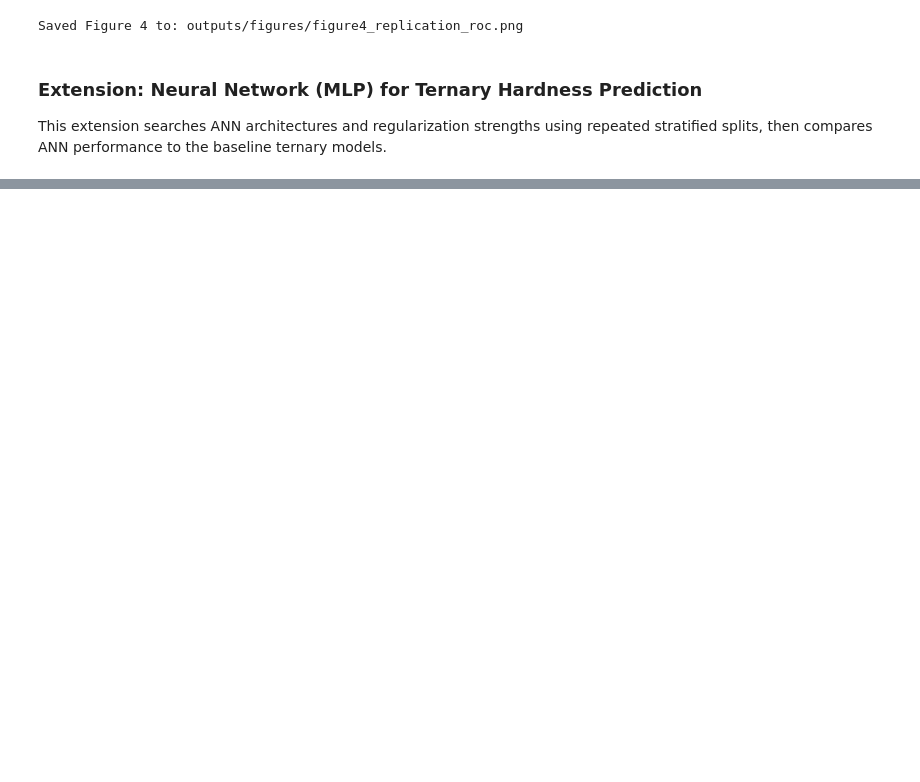
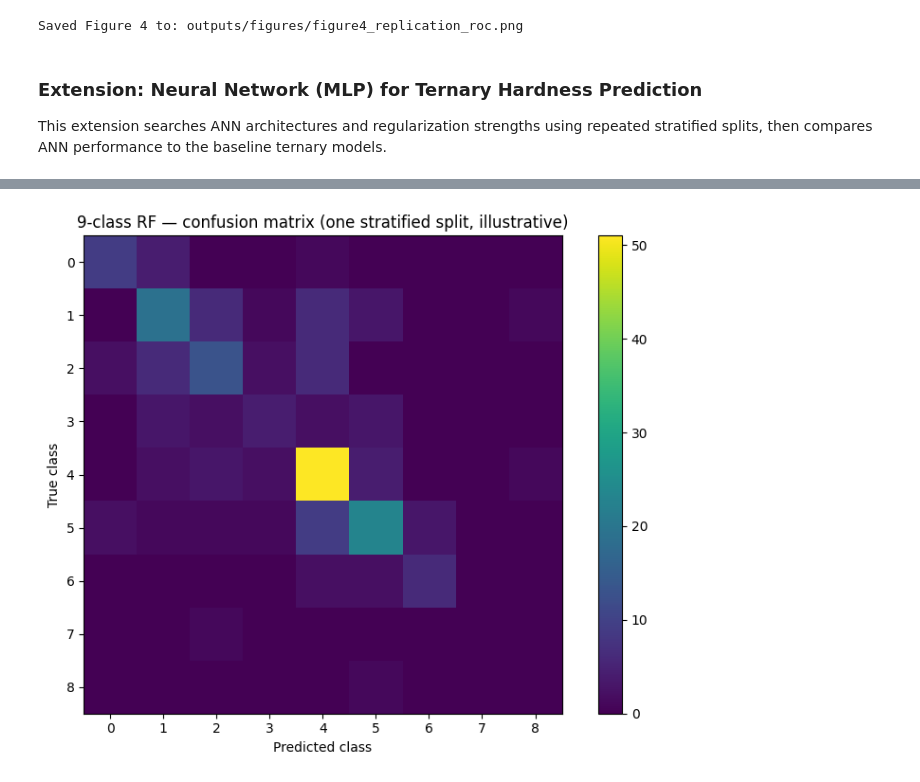
Before and after one commit to ryanjchrist/mohs-hardness-replication, a Jupyter notebook: Module5Project.ipynb, the cells around one changed output, grey strips where cells are left out. Cells and saved outputs as stored; diff of their text form; code cells hidden in the pictures; blank space fills up the shorter version.

```diff
--- a/Module5Project.ipynb
+++ b/Module5Project.ipynb
@@ -1229,0 +871,83 @@ Saved ANN extension figure to: outputs/figures/ann_extension_top_candidates.png
+# %%
+def mohs_nine_class_from_value(hardness: float) -> Optional[int]:
+    """
+    Class 0: (0.991, 2)
+    Classes 1–7: [m, m+1) for m = 2..8  → Mohs 2..8
+    Class 8: [9, 10]
+    """
+    if not (0.991 < hardness <= 10.0):
+        return None
+    if hardness < 2.0:
+        return 0
+    if hardness >= 9.0:
+        return 8
+    return int(hardness) - 1
+
+
+X_9, y_9 = load_xy(
+    data_dir / "Mineral_Dataset_Supplementary_Info.csv",
+    "Hardness",
+    label_fn=mohs_nine_class_from_value,
+)
+
+classes_9, counts_9 = np.unique(y_9, return_counts=True)
+print("9-class label distribution:")
+for c, n in zip(classes_9, counts_9):
+    print(f"  class {c} (Mohs bucket): n={n}")
+
+if np.any(counts_9 < 2):
+    print(
+        "\nWarning: at least one class has <2 samples — stratified CV may fail. "
+        "Merge adjacent bins or use fewer splits."
+    )
+
+N_SPLITS_9 = 200
+splitter_9 = StratifiedShuffleSplit(
+    n_splits=N_SPLITS_9,
+    train_size=2 / 3,
+    test_size=1 / 3,
+    random_state=RANDOM_STATE,
+)
+
+rf_9 = RandomForestClassifier(
+    n_estimators=500,
+    random_state=RANDOM_STATE,
+    class_weight="balanced",
+    n_jobs=-1,
+)
+
+acc_scores, f1_macro_scores = [], []
+for train_idx, test_idx in splitter_9.split(X_9, y_9):
+    X_tr, X_te = X_9[train_idx], X_9[test_idx]
+    y_tr, y_te = y_9[train_idx], y_9[test_idx]
+    rf_9.fit(X_tr, y_tr)
+    y_pred = rf_9.predict(X_te)
+    acc_scores.append(accuracy_score(y_te, y_pred))
+    f1_macro_scores.append(
+        f1_score(y_te, y_pred, average="macro", zero_division=0)
+    )
+
+print("\nRandom Forest — 9-class Mohs prediction")
+print(f"  Accuracy:  {np.mean(acc_scores):.4f} ± {np.std(acc_scores, ddof=1):.4f}")
+print(f"  Macro F1:  {np.mean(f1_macro_scores):.4f} ± {np.std(f1_macro_scores, ddof=1):.4f}")
+
+# Illustrative confusion matrix on one stratified split
+rf_9_full = RandomForestClassifier(
+    n_estimators=500,
+    random_state=RANDOM_STATE,
+    class_weight="balanced",
+    n_jobs=-1,
+)
+idx_tr, idx_te = next(StratifiedShuffleSplit(n_splits=1, train_size=2 / 3, test_size=1 / 3, random_state=RANDOM_STATE).split(X_9, y_9))
+rf_9_full.fit(X_9[idx_tr], y_9[idx_tr])
+y_hat = rf_9_full.predict(X_9[idx_te])
+cm = confusion_matrix(y_9[idx_te], y_hat, labels=list(range(9)))
+plt.figure(figsize=(8, 6))
+plt.imshow(cm, interpolation="nearest")
+plt.title("9-class RF — confusion matrix (one stratified split, illustrative)")
+plt.xlabel("Predicted class")
+plt.ylabel("True class")
+plt.colorbar()
+plt.tight_layout()
+plt.show()
+# %% [output]
@@ -1229,0 +968 @@ Saved ANN extension figure to: outputs/figures/ann_extension_top_candidates.png
+[figure, added]
```
Also changed, not shown: parts of 42 cells of this notebook, 3 other files.
